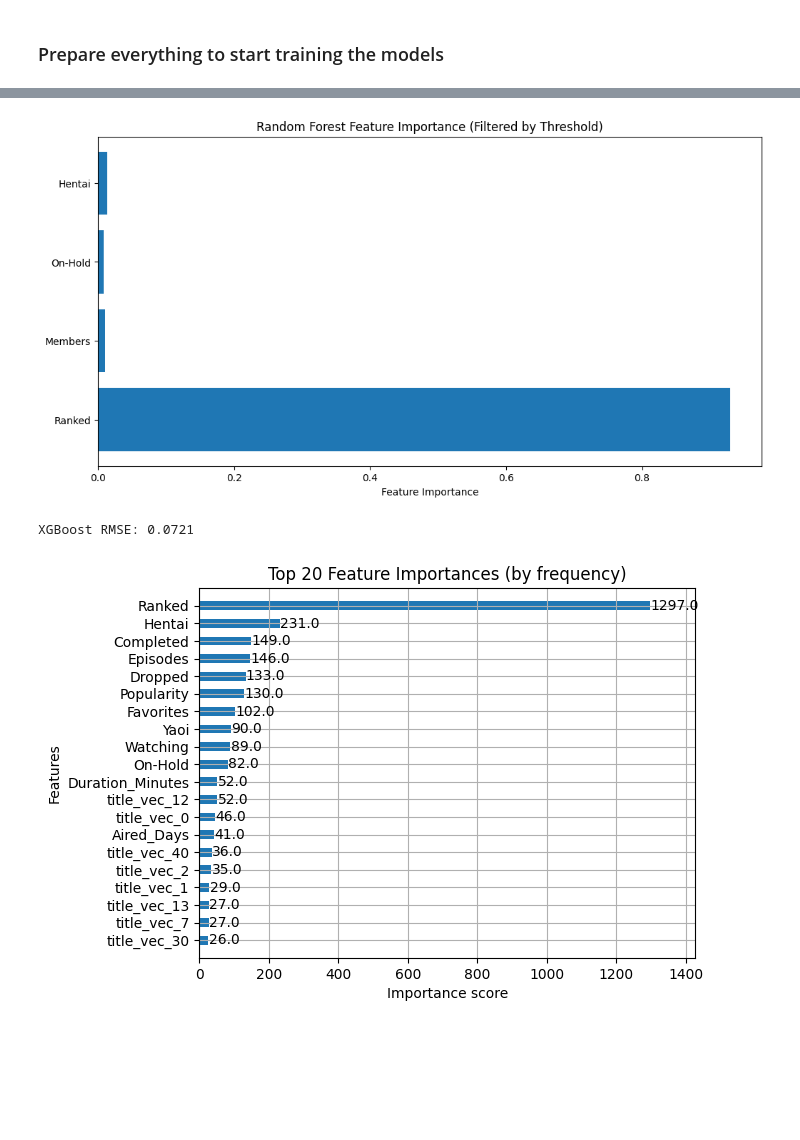
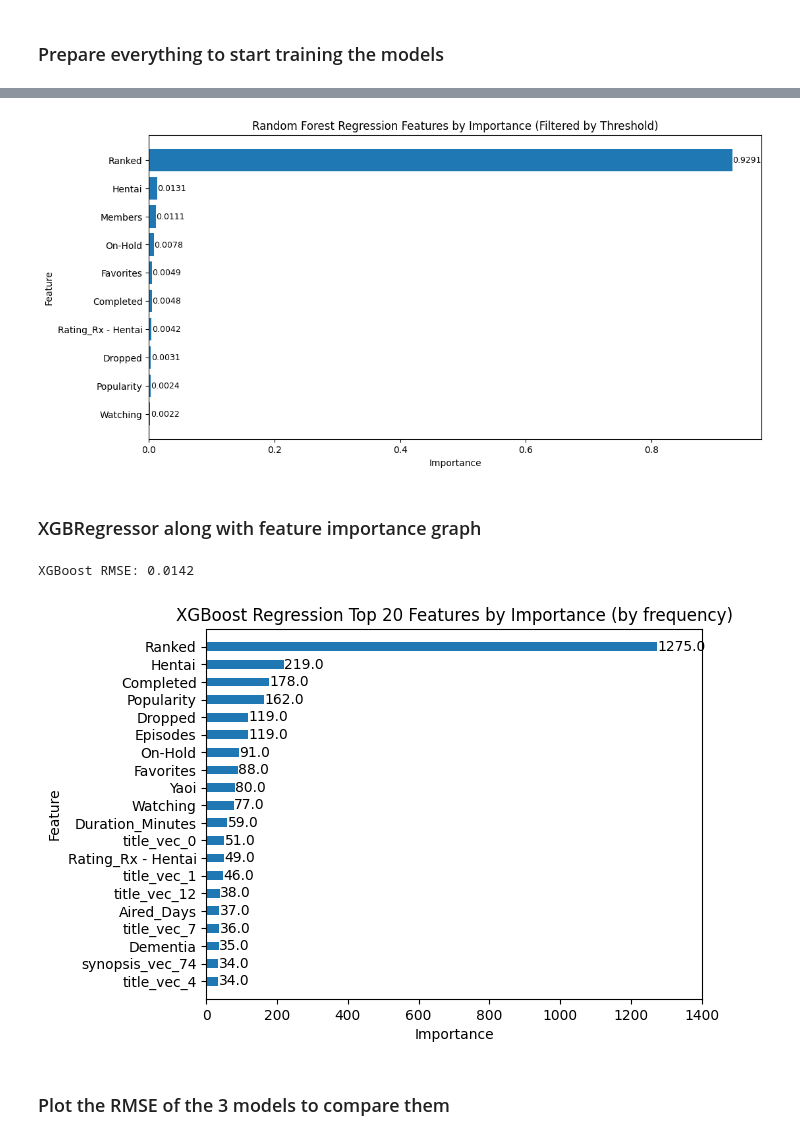
Before and after one commit to GiuliannaNevarezYee/CS-4361-Project-GGZ, a Jupyter notebook: Machine Learn/Project.ipynb, the cells around one changed output, grey strips where cells are left out. Saved outputs shown, nothing was run; the diff lists cells and outputs as text; code cells hidden in the pictures; blank space fills up the shorter version.

```diff
--- a/Machine Learn/Project.ipynb
+++ b/Machine Learn/Project.ipynb
@@ -406,53 +374,65 @@ Random Forest RMSE: 0.01
 # %%
-# --- Extract feature importance from the trained Random Forest model ---
+# Extract feature importance from the trained Random Forest model
 rf_feature_importance = rf_model.feature_importances_
 
-# --- Set a threshold for feature importance (e.g., keep features with importance > 0.01) ---
-importance_threshold = 0.005
+# Set a threshold for feature importance (e.g., keep features with importance > 0.001)
+importance_threshold = 0.001
 
-# --- Get the important features (boolean mask for importance > threshold) ---
+# Get the important features (boolean mask for importance > threshold)
 important_rf_features = rf_feature_importance > importance_threshold
 
-# --- Get the names of the important features ---
+# Get the names of the important features
 X_important_rf = X.columns[important_rf_features]
 
-# --- Get the importance values of the important features ---
+# Get the importance values of the important features
 importance_values = rf_feature_importance[important_rf_features]
 
-# --- Plot the feature importance for the important features ---
+# Sort the features by importance
+sorted_indices = importance_values.argsort()
+X_important_rf_sorted = X_important_rf[sorted_indices]
+importance_values_sorted = importance_values[sorted_indices]
+
+#  Plot the feature importance for the important features
 plt.figure(figsize=(12, 6))
-plt.barh(X_important_rf, importance_values)
-plt.xlabel('Feature Importance')
-plt.title('Random Forest Feature Importance (Filtered by Threshold)')
+bars = plt.barh(X_important_rf_sorted, importance_values_sorted)
+plt.xlabel('Importance')
+plt.ylabel('Feature')
+plt.title('Random Forest Regression Features by Importance (Filtered by Threshold)')
+for bar, value in zip(bars, importance_values_sorted):
+    width = bar.get_width()
+    plt.text(width + 0.0005, bar.get_y() + bar.get_height()/2,
+             f"{value:.4f}", va='center', fontsize=9)
 plt.show()
 # %% [output]
-[figure, old version]
+[figure, new version]
+# %% [markdown]
+### XGBRegressor along with feature importance graph
 # %%
 from xgboost import XGBRegressor
 
-# Train the model
-X_scaled_df = pd.DataFrame(X_scaled, columns=X.columns)
-
-# Split as DataFrames
-X_train, X_test, y_train, y_test = train_test_split(X_scaled_df, y_scaled, test_size=0.2, random_state=42)
-
-# Fit XGBoost with named features
+# Train XGBoost regressor
 xgb_model = XGBRegressor(n_estimators=100, learning_rate=0.1, max_depth=6, random_state=42)
 xgb_model.fit(X_train, y_train)
 
-# Predict and evaluate
+# Predict and evaluate the model performance
 y_pred = xgb_model.predict(X_test)
 rmse_xgb = np.sqrt(mean_squared_error(y_test, y_pred))
-print(f"XGBoost RMSE: {rmse:.4f}")
+print(f"XGBoost RMSE: {rmse_xgb:.4f}")
 # %% [output]
-XGBoost RMSE: 0.0721
+XGBoost RMSE: 0.0142
 # %%
 from xgboost import plot_importance
 
-plot_importance(xgb_model, max_num_features=20, importance_type='weight', height=0.5)
-plt.title("Top 20 Feature Importances (by frequency)")
+# Plot the 20 most important features by their frequency
+plot_xgb = plot_importance(xgb_model, max_num_features=20, importance_type='weight', height=0.5)
+plt.title("XGBoost Regression Top 20 Features by Importance (by frequency)")
+plt.xlabel('Importance')
+plt.ylabel('Feature')
+plot_xgb.grid(False)
 plt.show()
 # %% [output]
-[figure, old version]
+[figure, new version]
+# %% [markdown]
+### Plot the RMSE of the 3 models to compare them
 # %%
 # RMSE values
```
Also changed, not shown: parts of 12 cells of this notebook, 7 other files.
